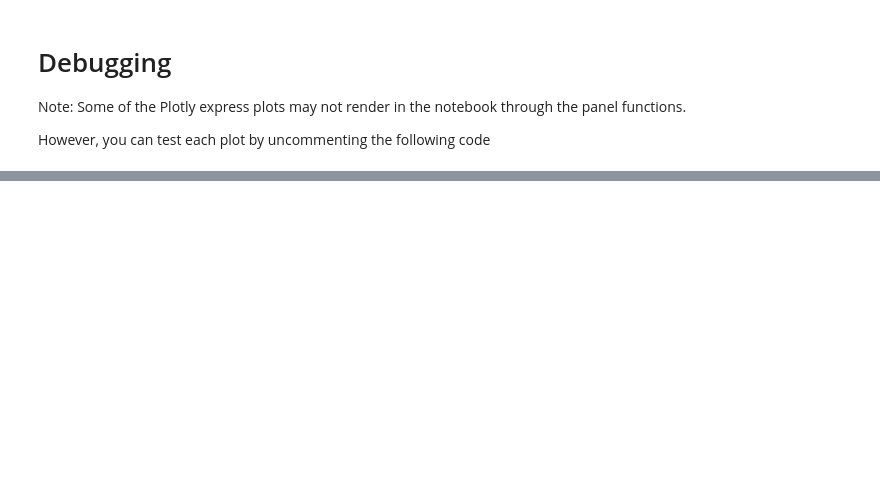
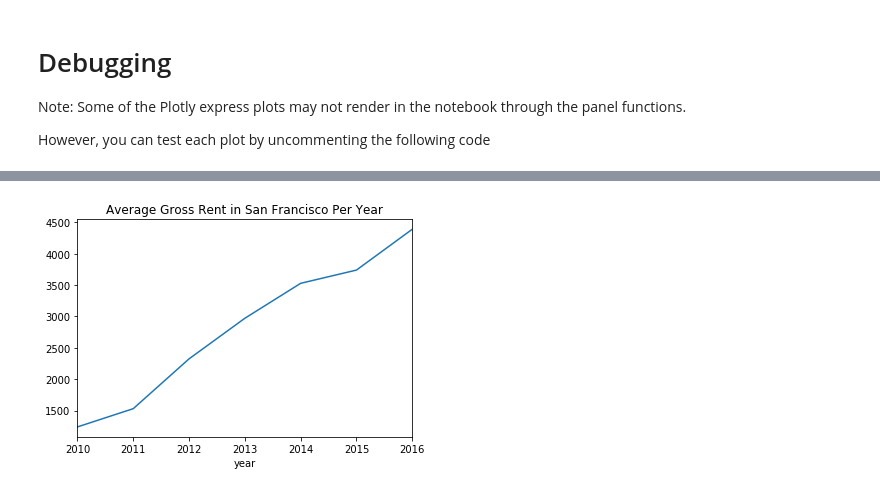
Before and after one commit to DunfrundB/rental_analysis, a Jupyter notebook: dashboard.ipynb, the cells around one changed output, grey strips where cells are left out. Saved outputs shown, nothing was run; the diff lists cells and outputs as text; code cells hidden in the pictures; blank space fills up the shorter version.

```diff
--- a/dashboard.ipynb
+++ b/dashboard.ipynb
@@ -145,0 +217,4 @@ However, you can test each plot by uncommenting the following code
+# %%
+average_gross_rent()
+# %% [output]
+[figure, added]
```
Also changed, not shown: parts of 21 cells of this notebook.
